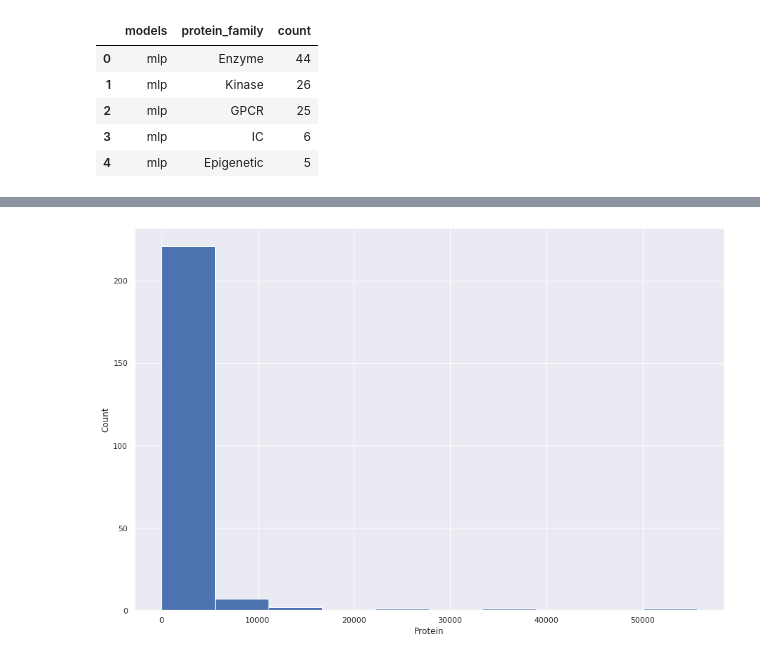
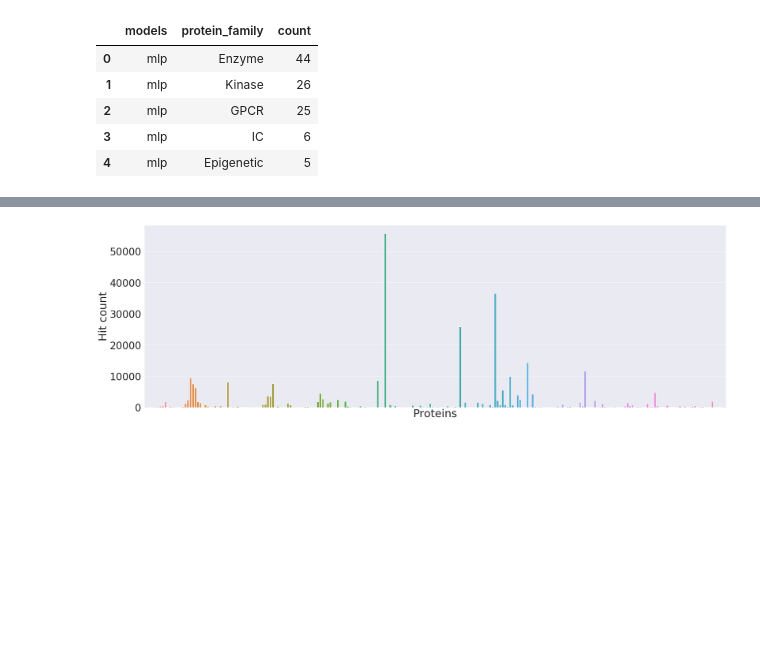
Before and after one commit to sirimullalab/LigandNet, a Jupyter notebook: prediction/enamine/analysis.ipynb, the cells around one changed output, grey strips where cells are left out. Saved outputs shown, nothing was run; the diff lists cells and outputs as text; code cells hidden in the pictures; blank space fills up the shorter version.

Commit message:
add plot for enamine hits

```diff
--- a/prediction/enamine/analysis.ipynb
+++ b/prediction/enamine/analysis.ipynb
@@ -61,3 +61,7 @@ fam.head()
 | 2 | mlp | GPCR | 25 |
 | 3 | mlp | IC | 6 |
 | 4 | mlp | Epigenetic | 5 |
+# %%
+hd = pd.DataFrame({'count': hit_count})
+hd = hd.reset_index()
+hd.head()
@@ -64,8 +75,22 @@ fam.head()
+# %%
+plt.figure(figsize=(30, 10))
+ax = sns.barplot('protein', 'count', data=hd)
+sns.set(font_scale=3)
+ax.set_xlabel('Proteins')
+ax.set_ylabel('Hit count')
+ax.set_xticks([])
+# plt.xticks(rotation=90)
+# plt.rc('xtick', labelsize = 16 )
+# plt.rc('ytick', labelsize = 16)
+# plt.rcParams["axes.labelsize"] = 16
+plt.tight_layout()
+plt.savefig('enamine_hits', dpi=300)
+plt.show()
+# %% [output]
+[figure, added]
 # %%
-plt.figure(figsize=(15, 10))
-ax = hit_count.hist()
-ax.set_xlabel('Protein')
-ax.set_ylabel('Count')
-plt.show()
+# plt.figure(figsize=(15, 10))
+# ax = hit_count.hist()
+# ax.set_xlabel('Protein')
+# ax.set_ylabel('Count')
+# plt.show()
-# %% [output]
-[figure, removed]
```
Also changed, not shown: parts of 1 cell of this notebook, 1 other file.
